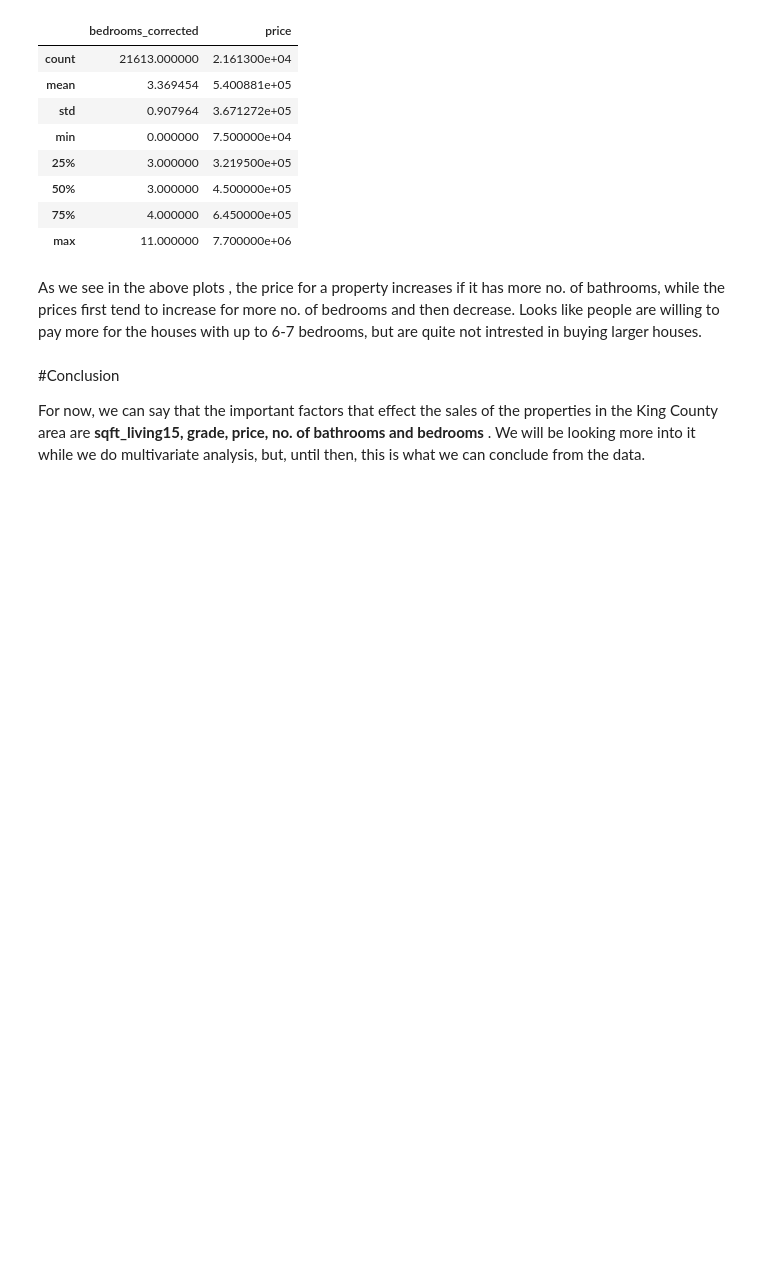
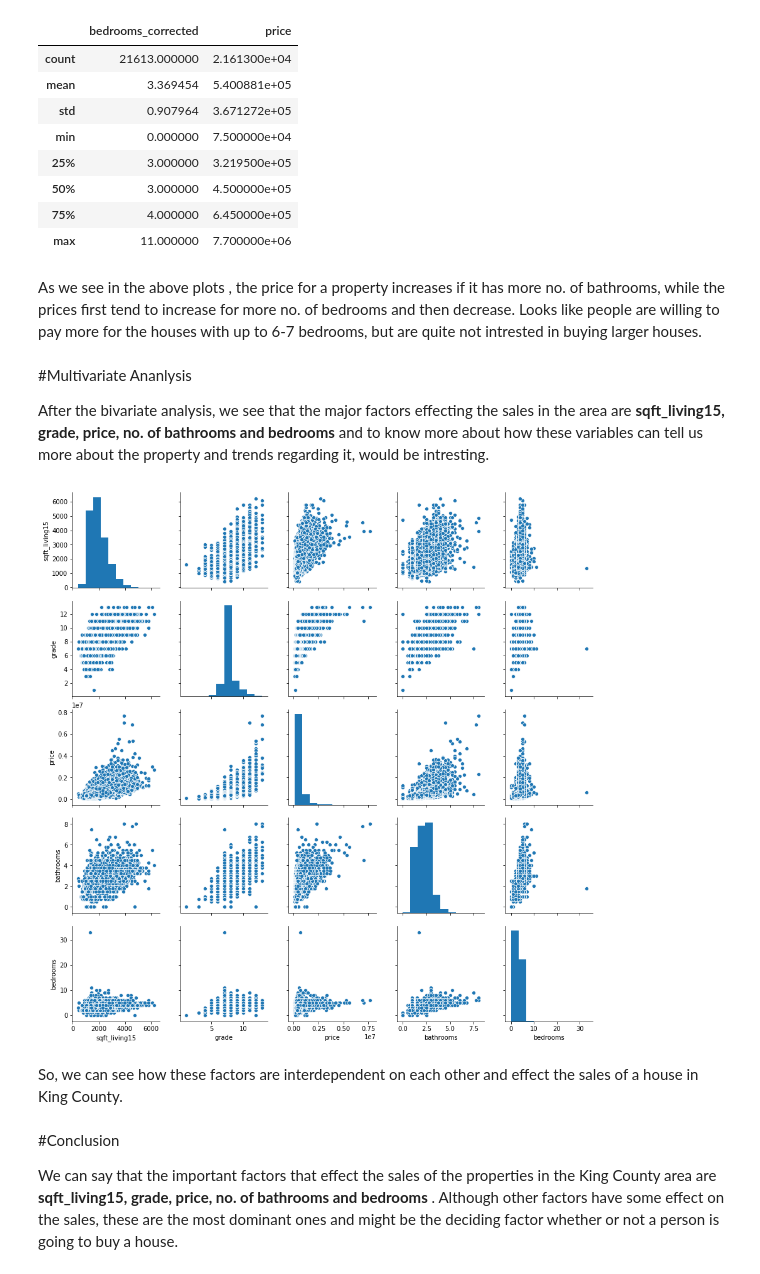
Before and after one commit to Upkar1/House-Sales-Data-Analysis, a Jupyter notebook: House Sales Data Analysis.ipynb, the cells around one changed output. Cells and saved outputs as stored; diff of their text form; code cells hidden in the pictures; blank space fills up the shorter version.

```diff
--- a/House Sales Data Analysis.ipynb
+++ b/House Sales Data Analysis.ipynb
@@ -475,7 +475,19 @@ df[['bedrooms_corrected','price']].describe()
 | max | 11.000000 | 7.700000e+06 |
 # %% [markdown]
 As we see in the above plots , the price for a property increases if it has more no. of bathrooms, while the prices first tend to increase for more no. of bedrooms and then decrease. Looks like people are willing to pay more for the houses with up to 6-7 bedrooms, but are quite not intrested in buying larger houses.
+# %% [markdown]
+#Multivariate Ananlysis
+
+
+After the bivariate analysis, we see that the major factors effecting the sales in the area are
+**sqft_living15, grade, price, no. of bathrooms and bedrooms**  and to know more about how these variables can tell us more about the property and trends regarding it, would be intresting.
+# %%
+sns.pairplot(df[['sqft_living15','grade','price','bathrooms','bedrooms']], size=2.5);
+# %% [output]
+[figure, added]
+# %% [markdown]
+So, we can see how these factors are interdependent on each other and effect the sales of a house in King County.
 # %% [markdown]
 #Conclusion
 
-For now, we can say that the important factors that effect the sales of the properties in the King County area are **sqft_living15, grade, price, no. of bathrooms and bedrooms** . We will be looking more into it while we do multivariate analysis, but, until then, this is what we can conclude from the data.
+We can say that the important factors that effect the sales of the properties in the King County area are **sqft_living15, grade, price, no. of bathrooms and bedrooms** . Although other factors have some effect on the sales, these are the most dominant ones and might be the deciding factor whether or not a person is going to buy a house.
```
Also changed, not shown: parts of 1 cell of this notebook.
